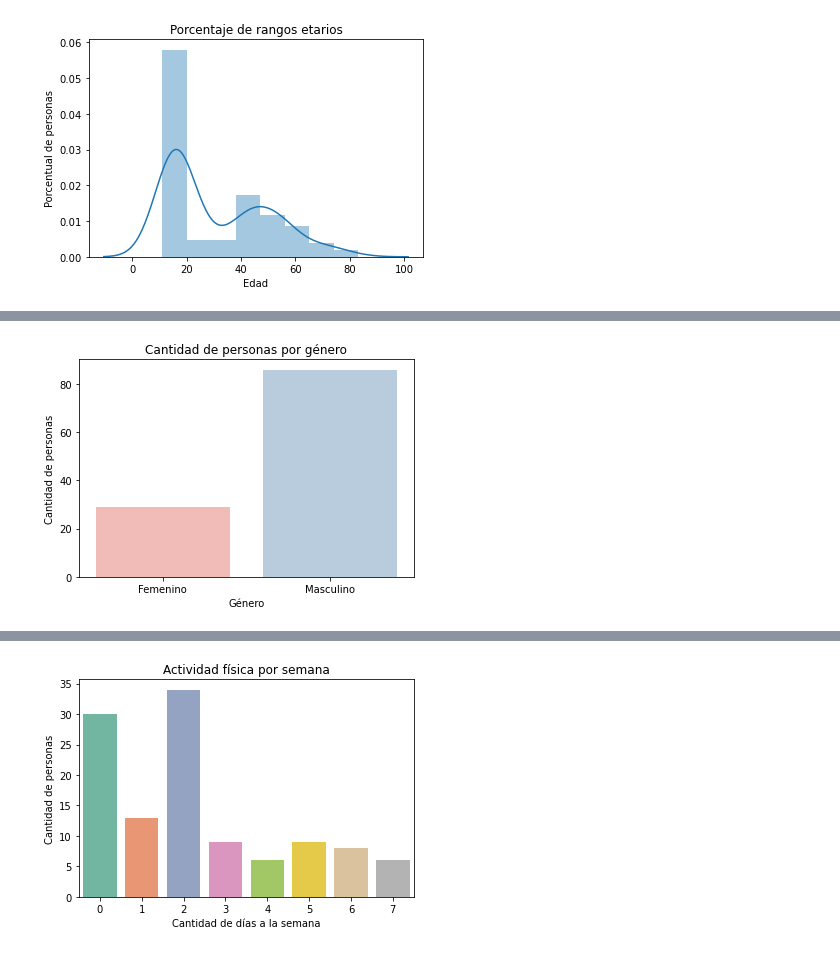
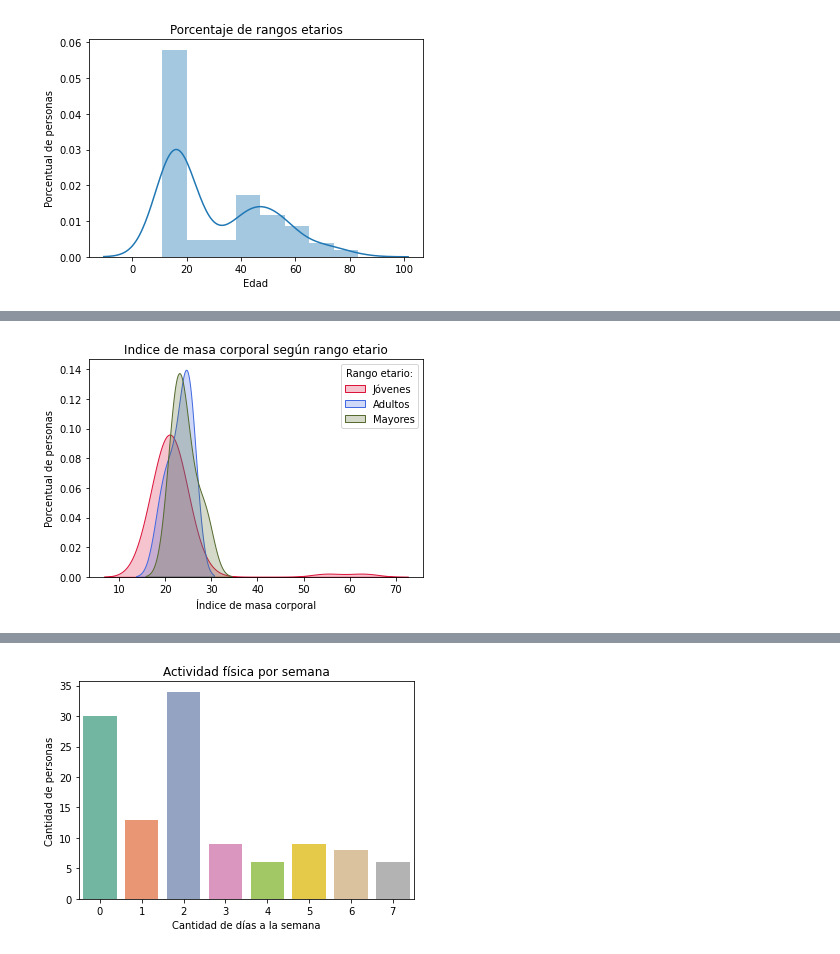
Before and after one commit to bellhipi/Probabilidad-Python-Nutrici-n, a Jupyter notebook: Jupyter notebook/Trabajo.ipynb, the cells around one changed output, grey strips where cells are left out. Saved outputs shown, nothing was run; the diff lists cells and outputs as text; code cells hidden in the pictures.

Commit message:
falta solo un diagrama
warnings
comentarios

```diff
--- a/Jupyter notebook/Trabajo.ipynb
+++ b/Jupyter notebook/Trabajo.ipynb
@@ -84,9 +133,24 @@ plt.show()
+# %%
+rango1 = dataset[(dataset["Edad:"]>=10)&(dataset["Edad:"]<35)]
+subtabla1 = rango1["IMC:"]
+v1 = np.array(subtabla1)
+#print(v1)
+rango2 = dataset[(dataset["Edad:"]>=35)&(dataset["Edad:"]<60)]
+subtabla2 = rango2["IMC:"]
+v2 = np.array(subtabla2)
+#print(v2)
+rango3 = dataset[(dataset["Edad:"]>=60)&(dataset["Edad:"]<85)]
+subtabla3 = rango3["IMC:"]
+v3 = np.array(subtabla3)
+#print(v3)
 # %%
-gen = dataset["Género:"]
-sns.countplot(gen,palette="Pastel1") # Dark2, Set1, Set2, Pastel1, Pastel2, Accent
-plt.title("Cantidad de personas por género") # agrega el título
-plt.xlabel("Género") # agrega una etiqueta el eje de abscisas
-plt.ylabel("Cantidad de personas")# agrega una etiqueta el eje de ordenadas
+sns.kdeplot(v1, shade= True,color = 'crimson', label="Jóvenes")
+sns.kdeplot(v2, shade= True,color = 'royalblue', label="Adultos")
+sns.kdeplot(v3, shade= True,color = 'darkolivegreen', label="Mayores")
+plt.title("Indice de masa corporal según rango etario") # agrega el título
+plt.xlabel("Índice de masa corporal") # agrega una etiqueta el eje de abscisas
+plt.ylabel("Porcentual de personas")# agrega una etiqueta el eje de ordenadas
+plt.legend(title="Rango etario:")
 plt.show()
 # %% [output]
-[figure, old version]
+[figure, new version]
```
Also changed, not shown: parts of 16 cells of this notebook.
